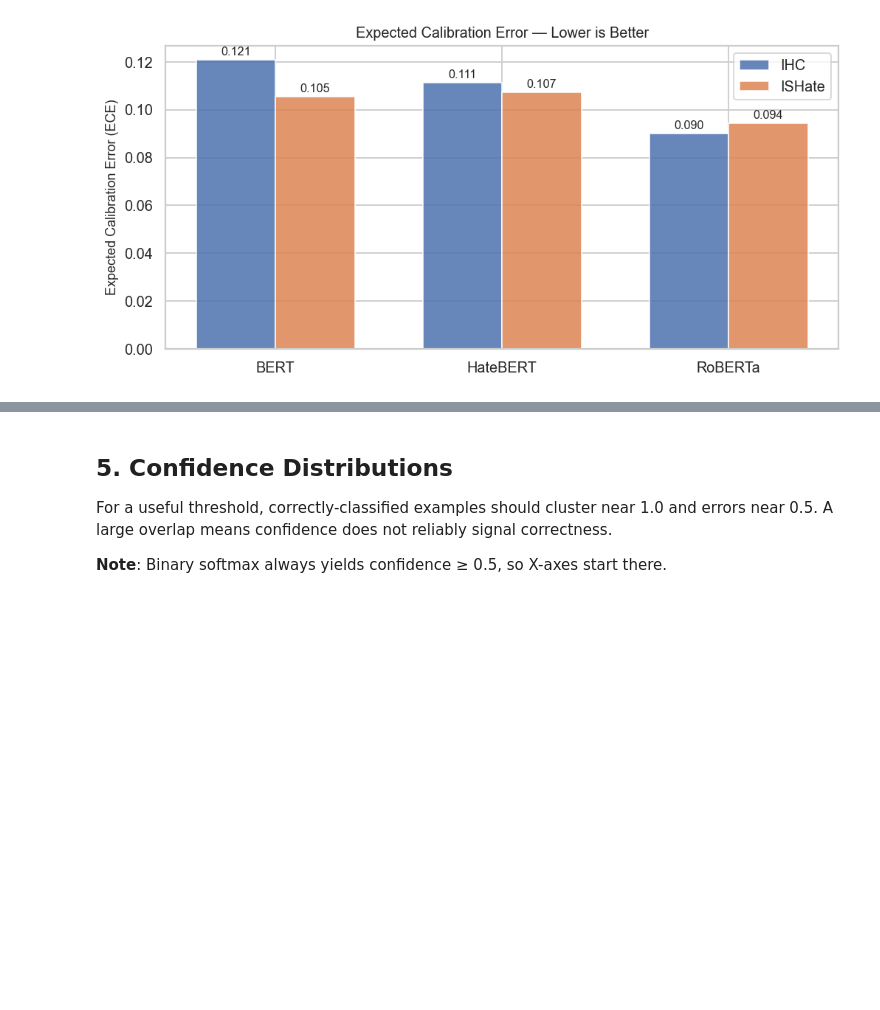
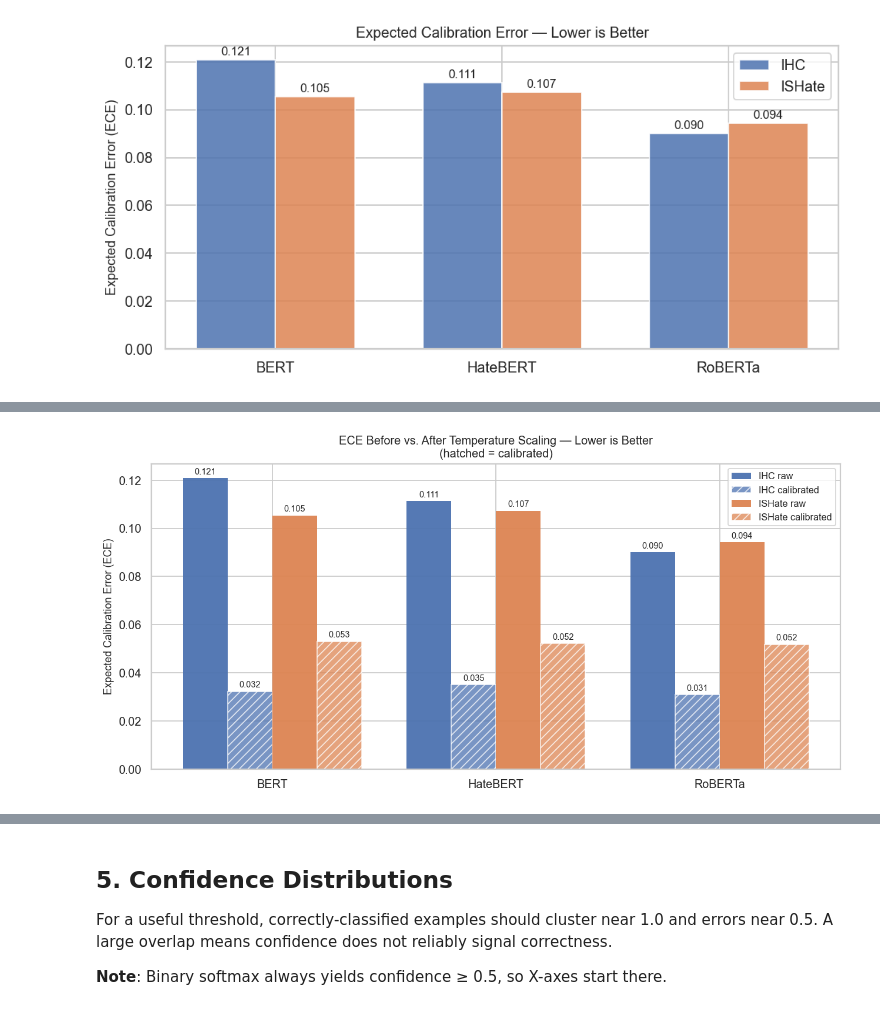
Before and after one commit to Duckymini/deep_learning, a Jupyter notebook: analysis_step2_confidence.ipynb, the cells around one changed output, grey strips where cells are left out. Drawn from its saved outputs; the diff is of its cells as text; code cells hidden in the pictures; blank space fills up the shorter version.

```diff
--- a/analysis_step2_confidence.ipynb
+++ b/analysis_step2_confidence.ipynb
@@ -368,0 +452,31 @@ plt.show()
+# %%
+model_list = list(MODELS.keys())
+x = np.arange(len(model_list))
+width = 0.20
+
+fig, ax = plt.subplots(figsize=(10, 5))
+
+for i, dataset_name in enumerate(['IHC', 'ISHate']):
+    for j, calibrated in enumerate([False, True]):
+        key = 'hs_prob_cal' if calibrated else 'hs_prob'
+        eces = [compute_ece(all_results[(m, dataset_name)]['labels'],
+                            all_results[(m, dataset_name)][key])
+                for m in model_list]
+        offset = (i * 2 + j - 1.5) * width
+        hatch = '///' if calibrated else ''
+        label = f'{dataset_name} {"calibrated" if calibrated else "raw"}'
+        bars = ax.bar(x + offset, eces, width, label=label,
+                      color=DATASET_COLOR[dataset_name], alpha=0.75 if calibrated else 0.95,
+                      hatch=hatch, edgecolor='white' if calibrated else 'none')
+        ax.bar_label(bars, fmt='{:.3f}', fontsize=8, padding=2)
+
+ax.set_xticks(x)
+ax.set_xticklabels([MODEL_SHORT[m] for m in model_list])
+ax.set_ylabel('Expected Calibration Error (ECE)')
+ax.set_title('ECE Before vs. After Temperature Scaling — Lower is Better\n(hatched = calibrated)')
+ax.legend(fontsize=9)
+plt.tight_layout()
+plt.savefig('fig02c_ece_before_after.png', bbox_inches='tight')
+plt.show()
+# %% [output]
+[figure, added]
```
Also changed, not shown: parts of 8 cells of this notebook, 19 other files.
